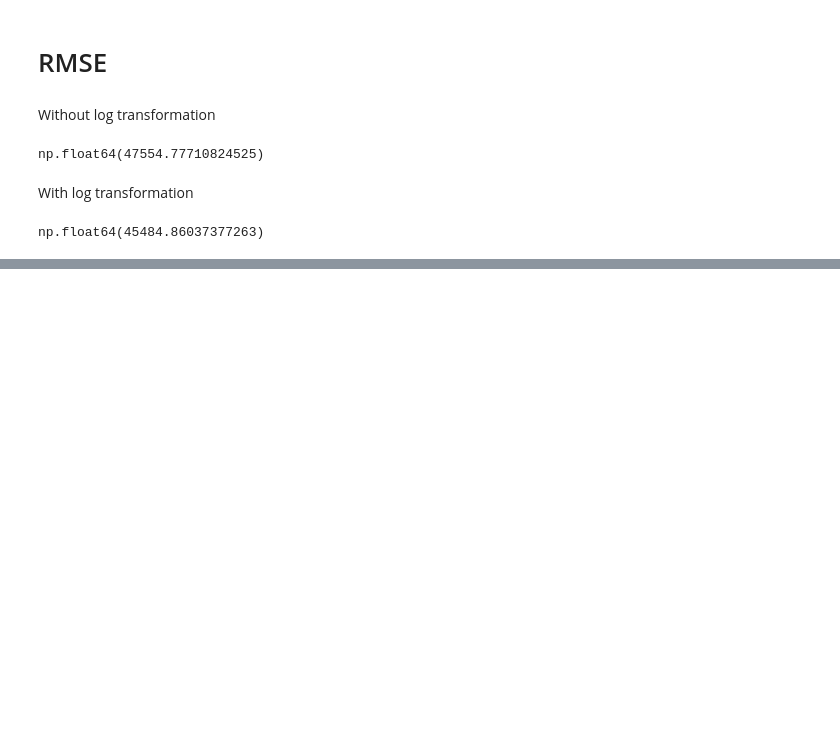
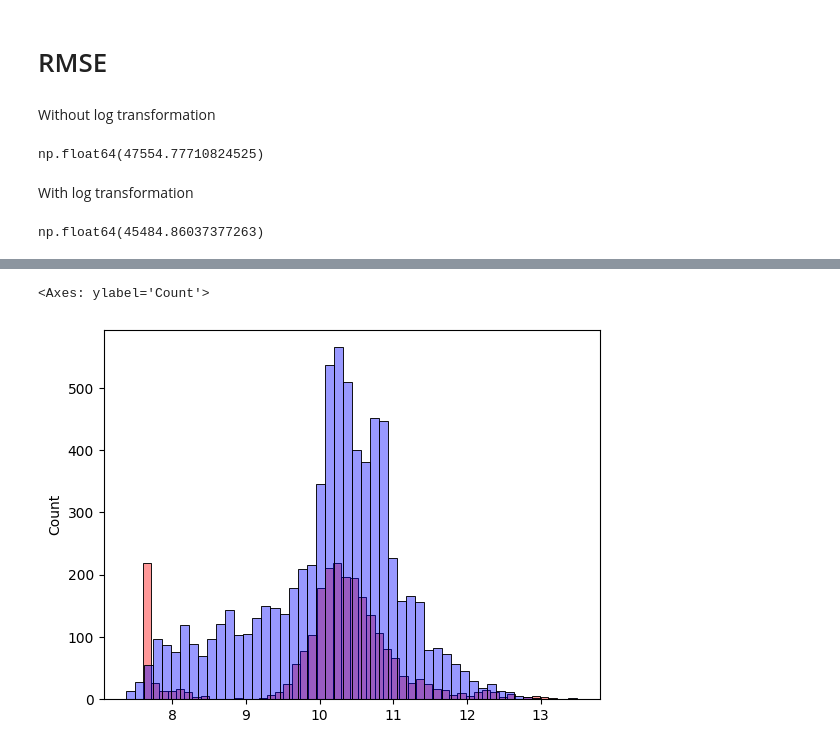
Before and after one commit to BALJAPALLIANSHUL/machine_learning_zoomcamp, a Jupyter notebook: 02-Car price prediction/car_price_pred.ipynb, the cells around one changed output, grey strips where cells are left out. Cells and saved outputs as stored; diff of their text form; code cells hidden in the pictures; blank space fills up the shorter version.

```diff
--- a/02-Car price prediction/car_price_pred.ipynb
+++ b/02-Car price prediction/car_price_pred.ipynb
@@ -286,0 +416,6 @@ np.float64(45484.86037377263)
+# %%
+sns.histplot(log_y_val,color='red',alpha=0.4,bins=50)
+sns.histplot(log_y_pred_with_age,color='blue',alpha=0.4,bins=50)
+# %% [output]
+<Axes: ylabel='Count'>
+[figure, added]
```
Also changed, not shown: parts of 37 cells of this notebook.
